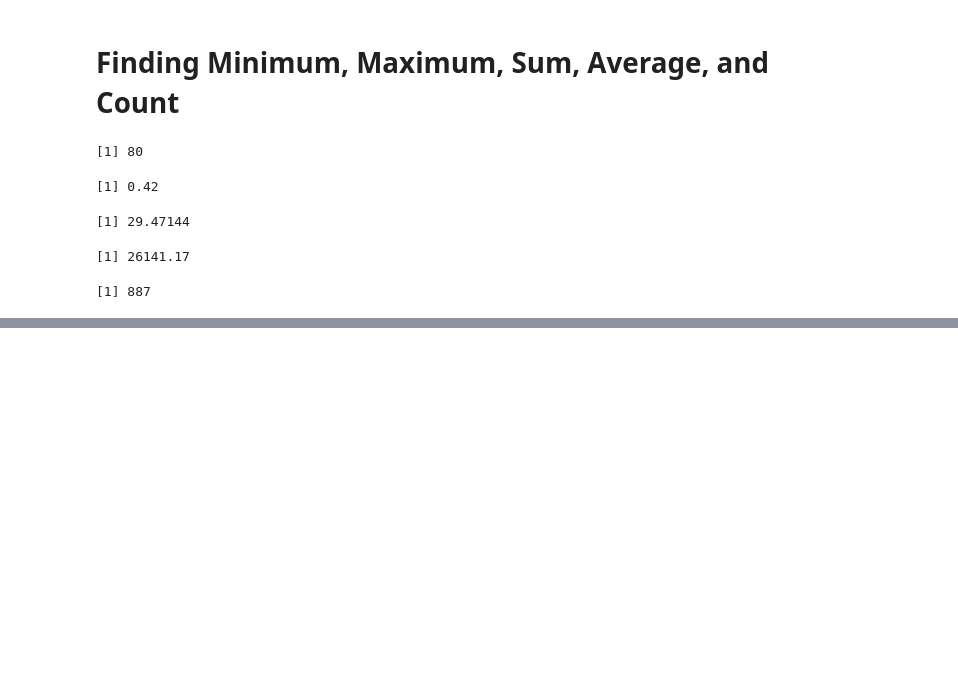
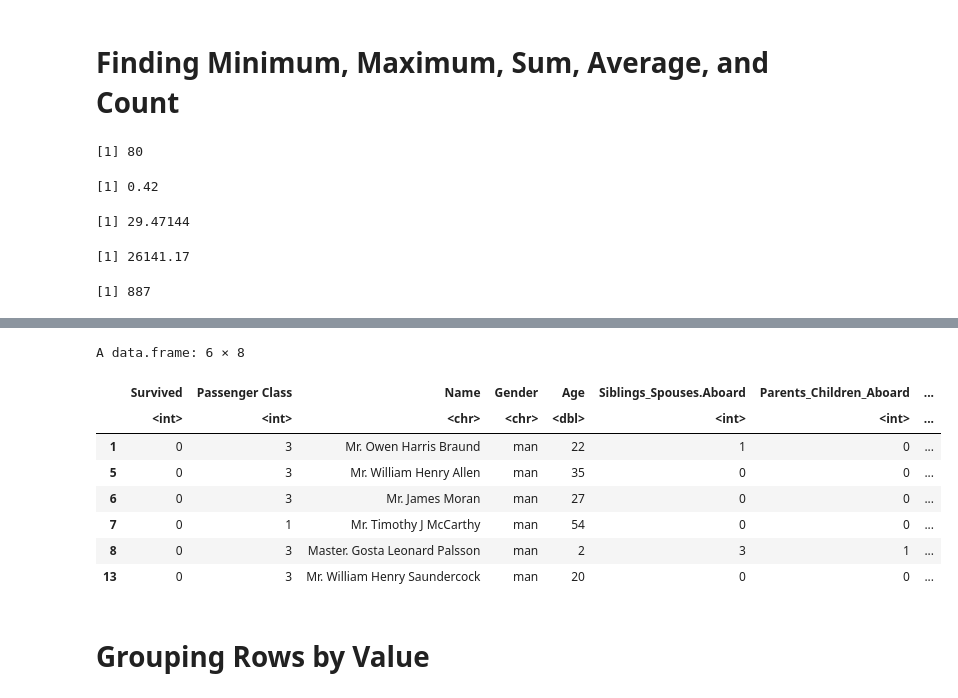
Before and after one commit to oscarm524/R_Programming, a Jupyter notebook: Data_Wrangling/Data_Wrangling.ipynb, the cells around one changed output, grey strips where cells are left out. Saved outputs shown, nothing was run; the diff lists cells and outputs as text; code cells hidden in the pictures; blank space fills up the shorter version.

```diff
--- a/Data_Wrangling/Data_Wrangling.ipynb
+++ b/Data_Wrangling/Data_Wrangling.ipynb
@@ -183,0 +240,15 @@ length(titanic$Age)
+# %%
+## Removing all woman rows
+head(subset(titanic, Gender != 'woman'))
+# %% [output]
+A data.frame: 6 × 8
+|  | Survived | Passenger Class | Name | Gender | Age | Siblings_Spouses.Aboard | Parents_Children_Aboard | ... |
+|  | <int> | <int> | <chr> | <chr> | <dbl> | <int> | <int> | ... |
+| 1 | 0 | 3 | Mr. Owen Harris Braund | man | 22 | 1 | 0 | ... |
+| 5 | 0 | 3 | Mr. William Henry Allen | man | 35 | 0 | 0 | ... |
+| 6 | 0 | 3 | Mr. James Moran | man | 27 | 0 | 0 | ... |
+| 7 | 0 | 1 | Mr. Timothy J McCarthy | man | 54 | 0 | 0 | ... |
+| 8 | 0 | 3 | Master. Gosta Leonard Palsson | man | 2 | 3 | 1 | ... |
+| 13 | 0 | 3 | Mr. William Henry Saundercock | man | 20 | 0 | 0 | ... |
+# %% [markdown]
+# Grouping Rows by Value
```
Also changed, not shown: parts of 8 cells of this notebook.
